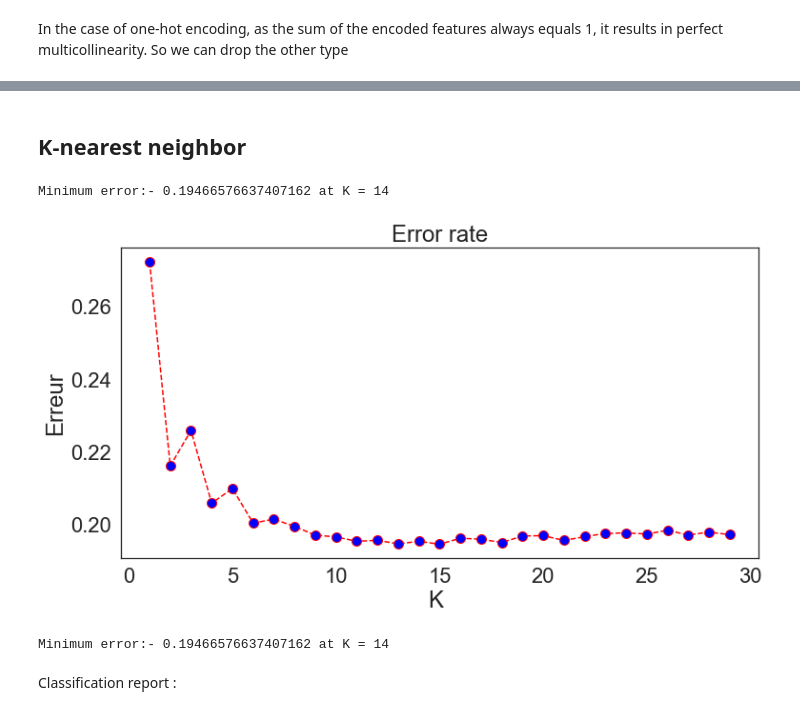
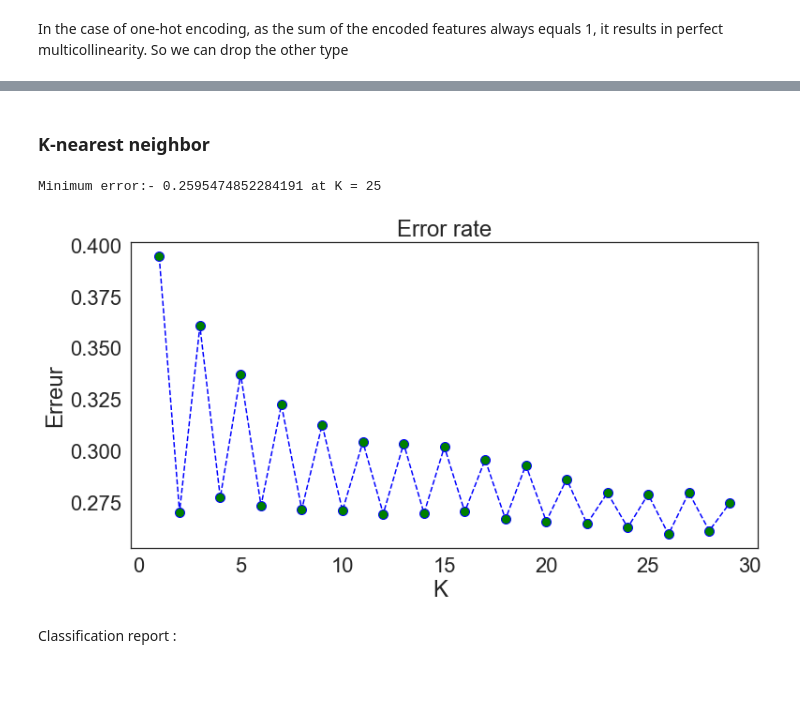
Before and after one commit to yosra-Mahjoub/Default-Credit-Payment-Prediction, a Jupyter notebook: Default of Credit Card Clients.ipynb, the cells around one changed output, grey strips where cells are left out. Drawn from its saved outputs; the diff is of its cells as text; code cells hidden in the pictures; blank space fills up the shorter version.

```diff
--- a/Default of Credit Card Clients.ipynb
+++ b/Default of Credit Card Clients.ipynb
@@ -601,0 +640,3 @@ Name: count, dtype: int64
+# %%
+df = df.drop(illo.index).reset_index(drop=True)
+df
@@ -781,5 +854,5 @@ df
 # %%
 df.rename(columns={'EDU_1': 'Grad_school',
-                        'EDU_2': 'Uni', 'EDU_3': 'High_school', 'EDU_4':'Edu_others','MARR_0':'marriage_oth', 'MARR_1':'Married','MARR_2':'Single', 'MARR_3':'Divorced'}, inplace = True)
+                        'EDU_2': 'Uni', 'EDU_3': 'High_school', 'EDU_4':'Edu_others', 'MARR_1':'Married','MARR_2':'Single', 'MARR_3':'marriage_oth'}, inplace = True)
 df
 # %% [output]
@@ -863 +962,6 @@ df
+# %%
+scaler = StandardScaler()
+
+f_train = scaler.fit_transform(f_train)
+f_test = scaler.fit_transform(f_test)
 # %% [markdown]
@@ -879,22 +976,0 @@ TPtable=pd.DataFrame(columns=['Model','TRUE POSITIVE'])
-# %%
-l = df['def']
-f= df.iloc[: , :-1]
-print('shape de features '+ str(f.shape))
-print('shape du label '+ str(l.shape))
-
-f_train , f_test, l_train, l_test = train_test_split(f, l, test_size=0.3, random_state=5)
-print('shape de f_train ' + str(f_train.shape))
-print('shape de f_test ' + str(f_test.shape))
-
-l_test_counts = l_test.value_counts()
-l_test_percentage = (l_test_counts / len(l_test)) * 100
-
-# Calculate the value counts and percentages for l_train
-l_train_counts = l_train.value_counts()
-l_train_percentage = (l_train_counts / len(l_train)) * 100
-
-# Print the results
-print("l_test count:\n", l_test_counts)
-print("\nl_test percentage:\n", l_test_percentage)
-print("\nl_train count:\n", l_train_counts)
-print("\nl_train percentage:\n", l_train_percentage)
@@ -919,28 +1004,24 @@ Name: count, dtype: float64
 # %% [markdown]
-## K-nearest neighbor
+### K-nearest neighbor
 # %%
 error = []
 for i in range(1, 30):
-    knn = KNeighborsClassifier(i,metric='chebyshev')
-    score=cross_val_score(knn,f,l,cv=10)
-    error.append(1-score.mean())
-
+    knn = KNeighborsClassifier(i,metric='manhattan')
+    knn_model = knn.fit(f_train, l_train)
+    pred_iknn = knn_model.predict(f_test)
+    error.append(np.mean(pred_iknn != l_test))
     # Append: add an object to the end of the list
    # mean: retourne= la moyenne arrithmétique des fausses prédictions (somme des erreurs sur total)
 plt.figure(figsize=(12, 6))
-plt.plot(range(1, 30), error, color='red', linestyle='dashed', marker='o',
-         markerfacecolor='blue', markersize=10)
+plt.plot(range(1, 30), error, color='blue', linestyle='dashed', marker='o',
+         markerfacecolor='green', markersize=10)
 plt.title("Error rate")
 plt.xlabel('K ')
 plt.ylabel('Erreur')
 print("Minimum error:-",min(error),"at K =",error.index(min(error)))
 # %% [output]
-Minimum error:- 0.19466576637407162 at K = 14
+Minimum error:- 0.2595474852284191 at K = 25
-[figure, old version]
+[figure, new version]
-# %%
-print("Minimum error:-",min(error),"at K =",error.index(min(error)))
-# %% [output]
-Minimum error:- 0.19466576637407162 at K = 14
 # %%
 knn = KNeighborsClassifier(error.index(min(error)))
 knn_model = knn.fit(f_train, l_train)
```
Also changed, not shown: parts of 90 cells of this notebook.
